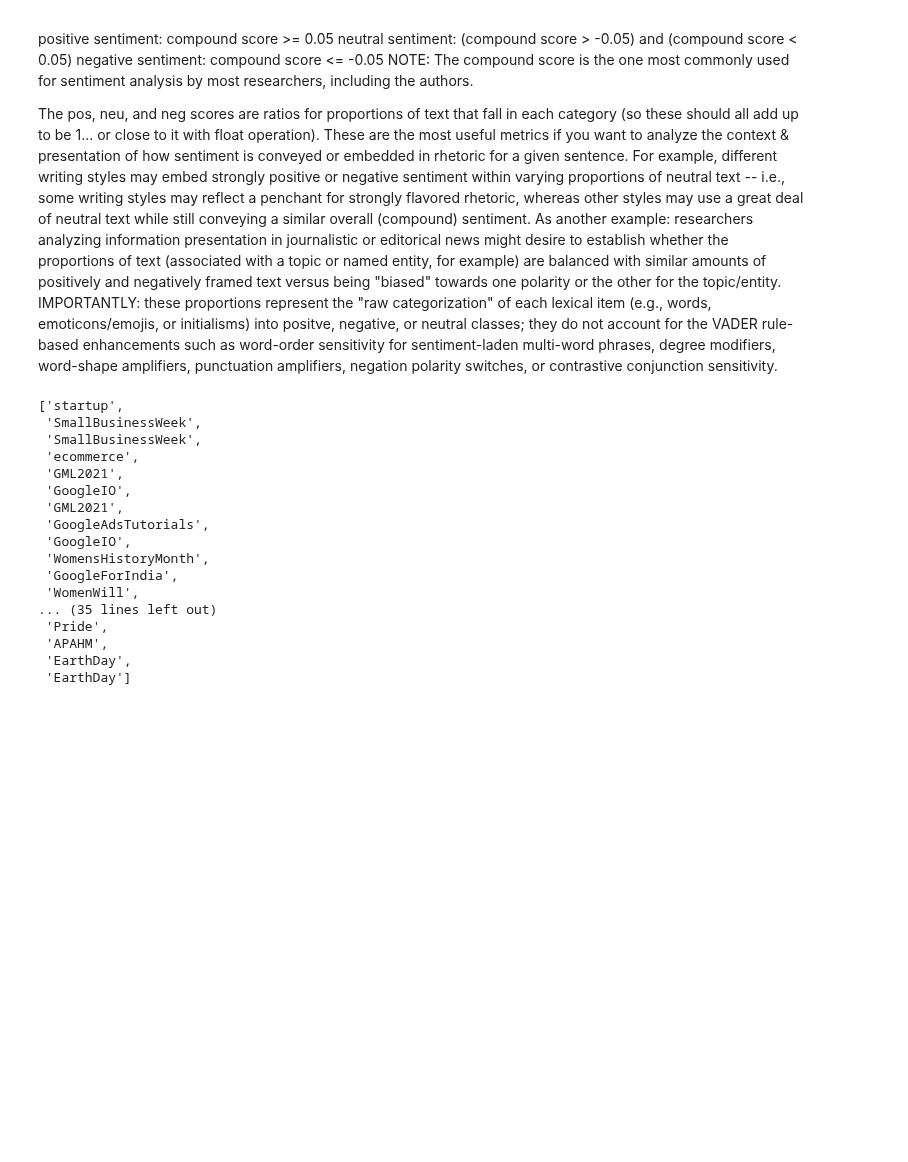
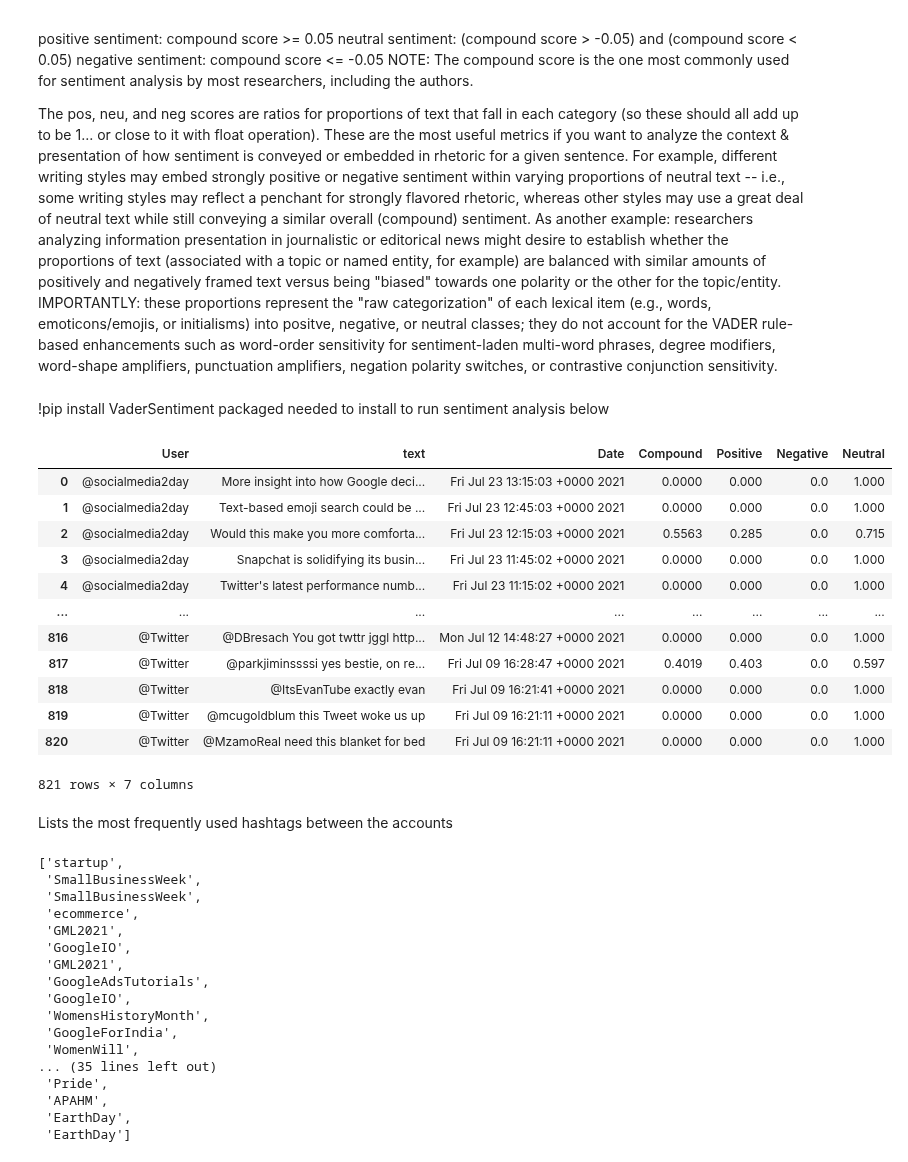
Before and after one commit to isaacm13/Twitter-Project, a Jupyter notebook: Part_1_Specific_Twitter_Analysis/Trending Topic of Specific Set Twitter Users.ipynb, the cells around one changed output. Drawn from its saved outputs; the diff is of its cells as text; code cells hidden in the pictures; blank space fills up the shorter version.

```diff
--- a/Part_1_Specific_Twitter_Analysis/Trending Topic of Specific Set Twitter Users.ipynb
+++ b/Part_1_Specific_Twitter_Analysis/Trending Topic of Specific Set Twitter Users.ipynb
@@ -242,3 +198,5 @@ NOTE: The compound score is the one most commonly used for sentiment analysis by
 
 The pos, neu, and neg scores are ratios for proportions of text that fall in each category (so these should all add up to be 1... or close to it with float operation). These are the most useful metrics if you want to analyze the context & presentation of how sentiment is conveyed or embedded in rhetoric for a given sentence. For example, different writing styles may embed strongly positive or negative sentiment within varying proportions of neutral text -- i.e., some writing styles may reflect a penchant for strongly flavored rhetoric, whereas other styles may use a great deal of neutral text while still conveying a similar overall (compound) sentiment. As another example: researchers analyzing information presentation in journalistic or editorical news might desire to establish whether the proportions of text (associated with a topic or named entity, for example) are balanced with similar amounts of positively and negatively framed text versus being "biased" towards one polarity or the other for the topic/entity.
 IMPORTANTLY: these proportions represent the "raw categorization" of each lexical item (e.g., words, emoticons/emojis, or initialisms) into positve, negative, or neutral classes; they do not account for the VADER rule-based enhancements such as word-order sensitivity for sentiment-laden multi-word phrases, degree modifiers, word-shape amplifiers, punctuation amplifiers, negation polarity switches, or contrastive conjunction sensitivity.
+# %% [markdown]
+!pip install VaderSentiment packaged needed to install to run sentiment analysis below
@@ -245,3 +225,23 @@ IMPORTANTLY: these proportions represent the "raw categorization" of each lexica
+# %%
+sentiments_score = pd.DataFrame.from_dict(scores)
+df = df.join(sentiments_score)
+df.head(1000)
+# %% [output]
+|  | User | text | Date | Compound | Positive | Negative | Neutral |
+| 0 | @socialmedia2day | More insight into how Google deci... | Fri Jul 23 13:15:03 +0000 2021 | 0.0000 | 0.000 | 0.0 | 1.000 |
+| 1 | @socialmedia2day | Text-based emoji search could be ... | Fri Jul 23 12:45:03 +0000 2021 | 0.0000 | 0.000 | 0.0 | 1.000 |
+| 2 | @socialmedia2day | Would this make you more comforta... | Fri Jul 23 12:15:03 +0000 2021 | 0.5563 | 0.285 | 0.0 | 0.715 |
+| 3 | @socialmedia2day | Snapchat is solidifying its busin... | Fri Jul 23 11:45:02 +0000 2021 | 0.0000 | 0.000 | 0.0 | 1.000 |
+| 4 | @socialmedia2day | Twitter's latest performance numb... | Fri Jul 23 11:15:02 +0000 2021 | 0.0000 | 0.000 | 0.0 | 1.000 |
+| ... | ... | ... | ... | ... | ... | ... | ... |
+| 816 | @Twitter | @DBresach You got twttr jggl http... | Mon Jul 12 14:48:27 +0000 2021 | 0.0000 | 0.000 | 0.0 | 1.000 |
+| 817 | @Twitter | @parkjiminssssi yes bestie, on re... | Fri Jul 09 16:28:47 +0000 2021 | 0.4019 | 0.403 | 0.0 | 0.597 |
+| 818 | @Twitter | @ItsEvanTube exactly evan | Fri Jul 09 16:21:41 +0000 2021 | 0.0000 | 0.000 | 0.0 | 1.000 |
+| 819 | @Twitter | @mcugoldblum this Tweet woke us up | Fri Jul 09 16:21:11 +0000 2021 | 0.0000 | 0.000 | 0.0 | 1.000 |
+| 820 | @Twitter | @MzamoReal need this blanket for bed | Fri Jul 09 16:21:11 +0000 2021 | 0.0000 | 0.000 | 0.0 | 1.000 |
+821 rows × 7 columns
+# %% [markdown]
+Lists the most frequently used hashtags between the accounts
 # %%
 import re
 #collects the compound positive hashtags from the tweets data
```
Also changed, not shown: parts of 16 cells of this notebook, 27 other files.
